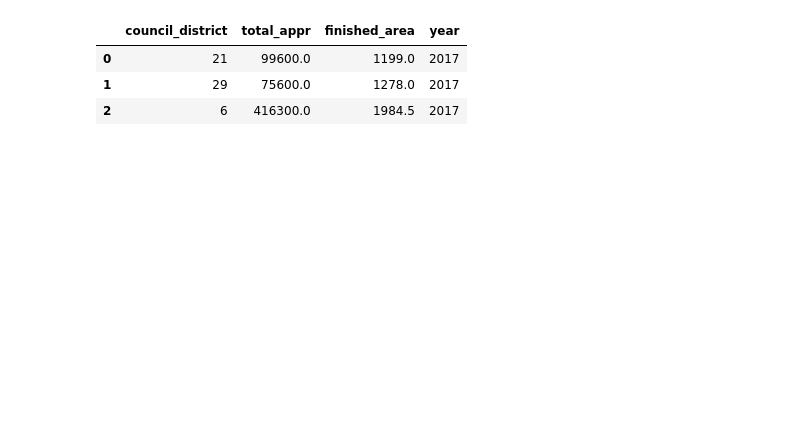
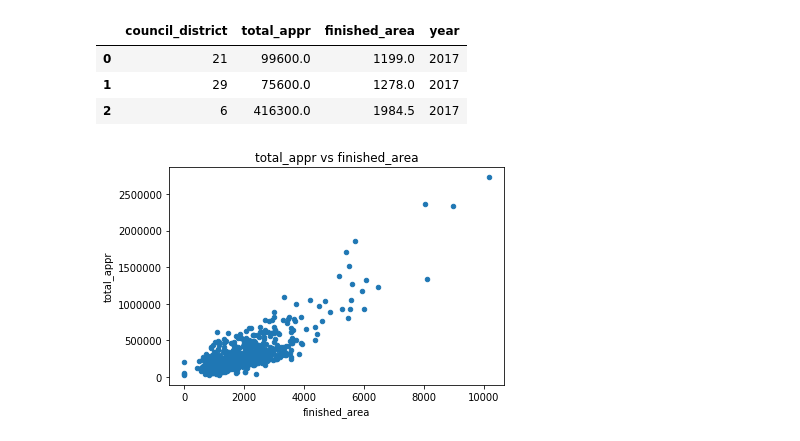
Before and after one commit to omomotyuk/NSS.Statistics.Exercises, a Jupyter notebook: Exercise_02.ipynb, the cells around one changed output. Drawn from its saved outputs; the diff is of its cells as text; code cells hidden in the pictures; blank space fills up the shorter version.

```diff
--- a/Exercise_02.ipynb
+++ b/Exercise_02.ipynb
@@ -11,0 +15,9 @@ appraisal.head(3)
+# %%
+# Part 1
+#
+# 1.1
+#
+appraisal.plot(kind = 'scatter', x = 'finished_area', y = 'total_appr')
+plt.title('total_appr vs finished_area');
+# %% [output]
+[figure, added]
```
Also changed, not shown: parts of 18 cells of this notebook, 1 other file.
